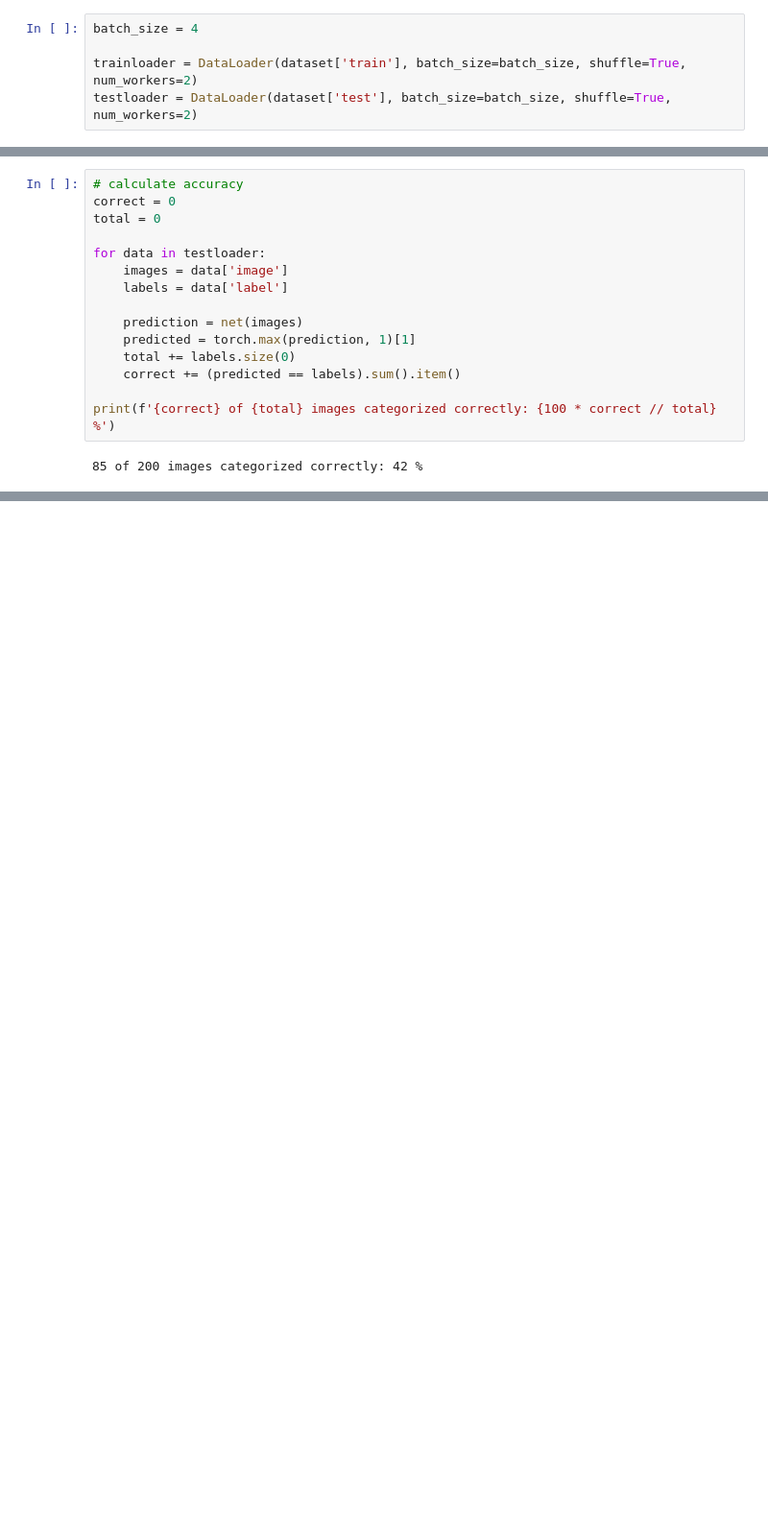
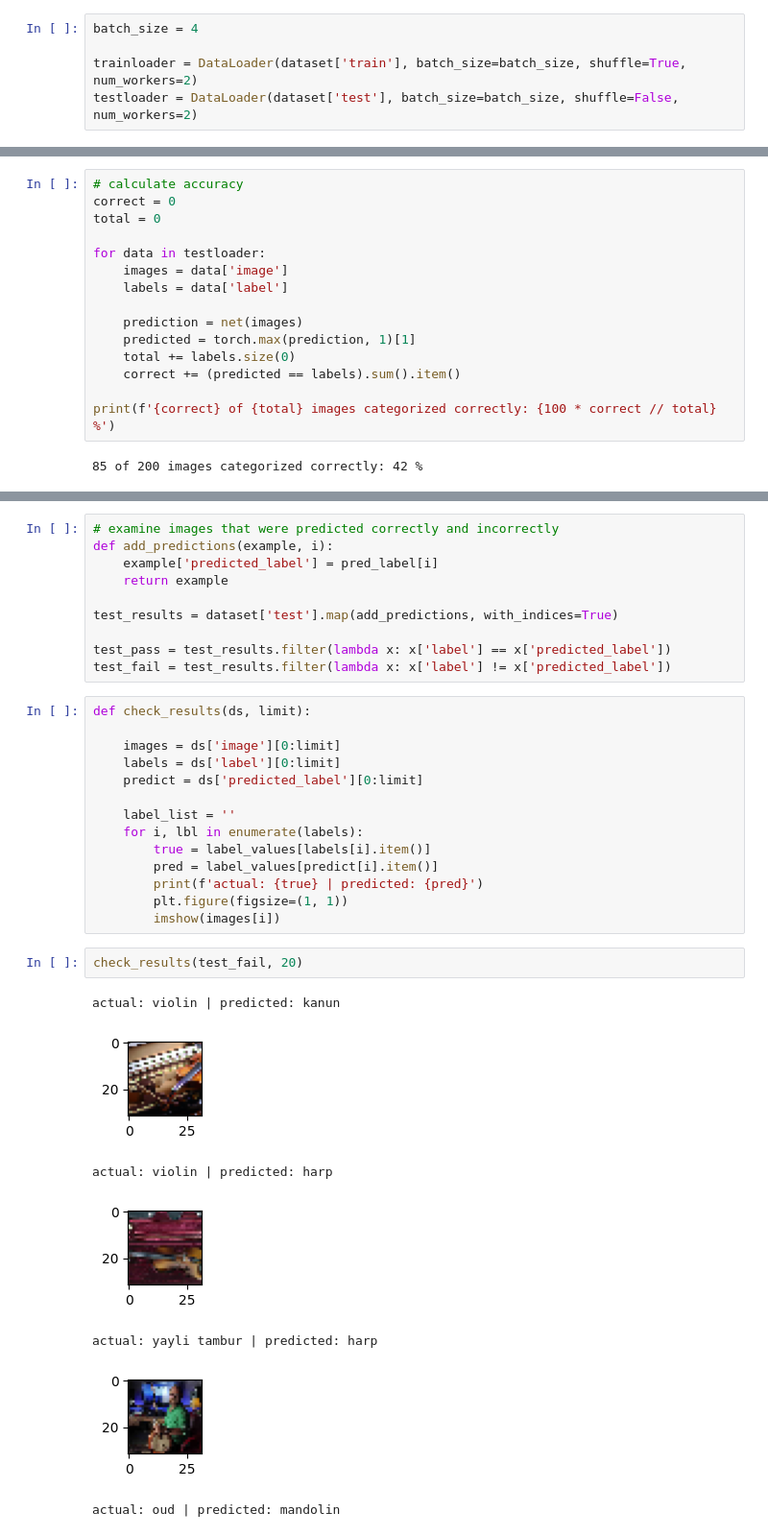
Before and after one commit to DanLucas1/image_classification, a Jupyter notebook: img_classification_instruments.ipynb, the cells around one changed output, grey strips where cells are left out. Shown at 96% size. Saved outputs shown, nothing was run; the diff lists cells and outputs as text; blank space fills up the shorter version.

```diff
--- a/img_classification_instruments.ipynb
+++ b/img_classification_instruments.ipynb
@@ -225,7 +231,7 @@ dataset = dataset.train_test_split(test_size=0.2, seed=1, stratify_by_column="la
 batch_size = 4
 
 trainloader = DataLoader(dataset['train'], batch_size=batch_size, shuffle=True, num_workers=2)
-testloader = DataLoader(dataset['test'], batch_size=batch_size, shuffle=True, num_workers=2)
+testloader = DataLoader(dataset['test'], batch_size=batch_size, shuffle=False, num_workers=2)
 # %%
 # check batch sizing (should be no output)
 for batch in trainloader:
@@ -360,0 +396,34 @@ print(f'{correct} of {total} images categorized correctly: {100 * correct // tot
+# %%
+# examine images that were predicted correctly and incorrectly
+def add_predictions(example, i):
+    example['predicted_label'] = pred_label[i]
+    return example
+
+test_results = dataset['test'].map(add_predictions, with_indices=True)
+
+test_pass = test_results.filter(lambda x: x['label'] == x['predicted_label'])
+test_fail = test_results.filter(lambda x: x['label'] != x['predicted_label'])
+# %%
+def check_results(ds, limit):
+
+    images = ds['image'][0:limit]
+    labels = ds['label'][0:limit]
+    predict = ds['predicted_label'][0:limit]
+
+    label_list = ''
+    for i, lbl in enumerate(labels):
+        true = label_values[labels[i].item()]
+        pred = label_values[predict[i].item()]
+        print(f'actual: {true} | predicted: {pred}')
+        plt.figure(figsize=(1, 1))
+        imshow(images[i])
+# %%
+check_results(test_fail, 20)
+# %% [output]
+actual: violin | predicted: kanun
+[figure, added]
+actual: violin | predicted: harp
+[figure, added]
+actual: yayli tambur | predicted: harp
+[figure, added]
+actual: oud | predicted: mandolin
```
Also changed, not shown: parts of 15 cells of this notebook.
